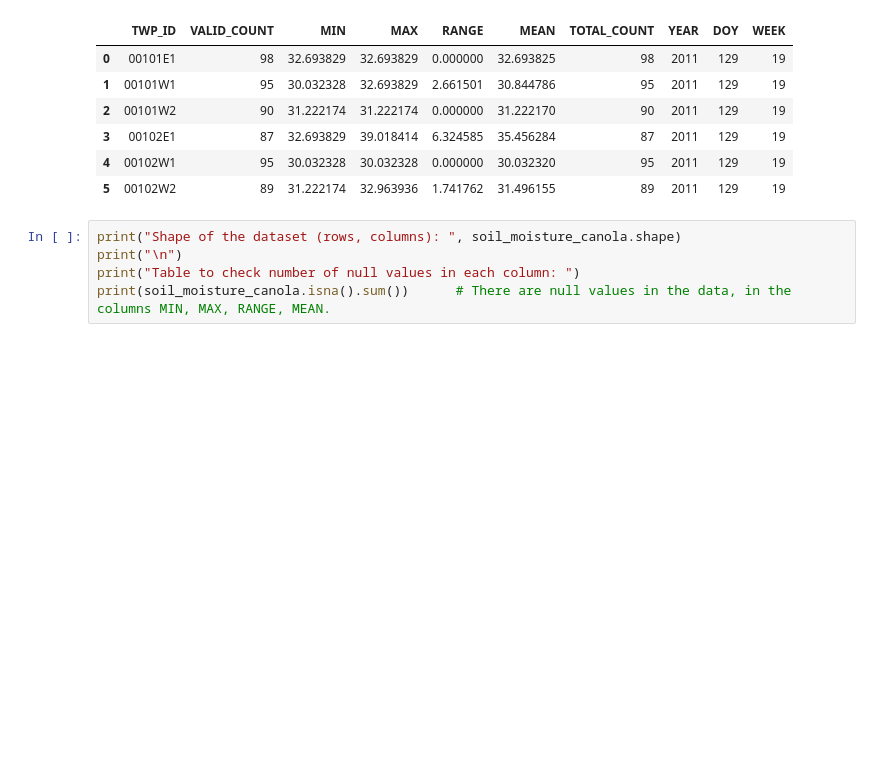
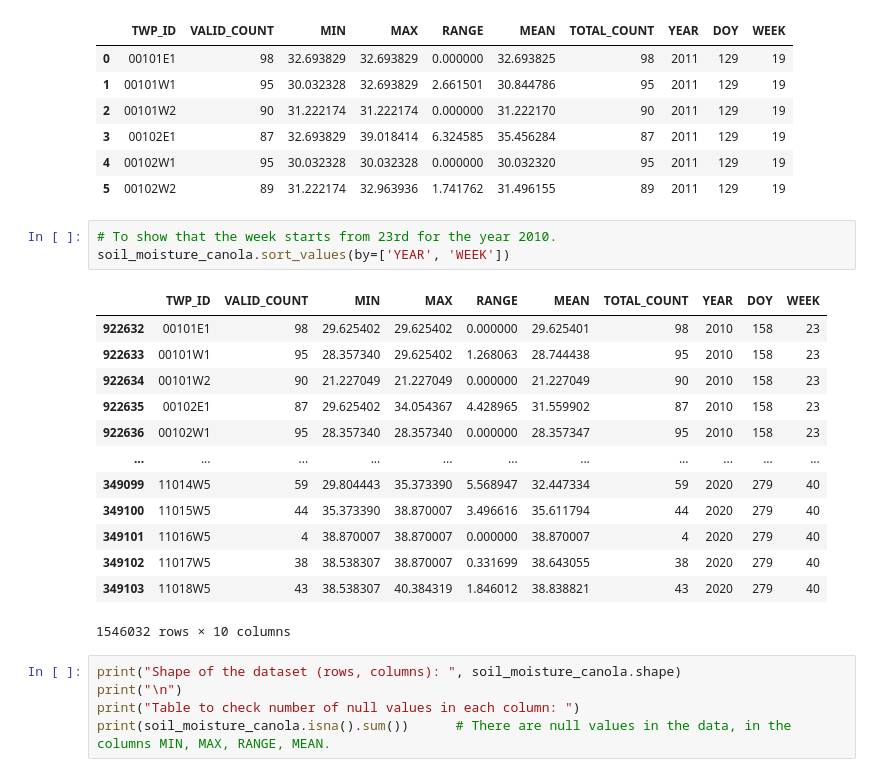
Before and after one commit to navdeep94/AAFC_UBC_Capstone_Crop_Prediction, a Jupyter notebook: data/EDA_mehul.ipynb, the cells around one changed output. Cells and saved outputs as stored; diff of their text form; blank space fills up the shorter version.

```diff
--- a/data/EDA_mehul.ipynb
+++ b/data/EDA_mehul.ipynb
@@ -182,6 +182,23 @@ soil_moisture_canola.head(6)
 | 3 | 00102E1 | 87 | 32.693829 | 39.018414 | 6.324585 | 35.456284 | 87 | 2011 | 129 | 19 |
 | 4 | 00102W1 | 95 | 30.032328 | 30.032328 | 0.000000 | 30.032320 | 95 | 2011 | 129 | 19 |
 | 5 | 00102W2 | 89 | 31.222174 | 32.963936 | 1.741762 | 31.496155 | 89 | 2011 | 129 | 19 |
+# %%
+# To show that the week starts from 23rd for the year 2010.
+soil_moisture_canola.sort_values(by=['YEAR', 'WEEK'])
+# %% [output]
+|  | TWP_ID | VALID_COUNT | MIN | MAX | RANGE | MEAN | TOTAL_COUNT | YEAR | DOY | WEEK |
+| 922632 | 00101E1 | 98 | 29.625402 | 29.625402 | 0.000000 | 29.625401 | 98 | 2010 | 158 | 23 |
+| 922633 | 00101W1 | 95 | 28.357340 | 29.625402 | 1.268063 | 28.744438 | 95 | 2010 | 158 | 23 |
+| 922634 | 00101W2 | 90 | 21.227049 | 21.227049 | 0.000000 | 21.227049 | 90 | 2010 | 158 | 23 |
+| 922635 | 00102E1 | 87 | 29.625402 | 34.054367 | 4.428965 | 31.559902 | 87 | 2010 | 158 | 23 |
+| 922636 | 00102W1 | 95 | 28.357340 | 28.357340 | 0.000000 | 28.357347 | 95 | 2010 | 158 | 23 |
+| ... | ... | ... | ... | ... | ... | ... | ... | ... | ... | ... |
+| 349099 | 11014W5 | 59 | 29.804443 | 35.373390 | 5.568947 | 32.447334 | 59 | 2020 | 279 | 40 |
+| 349100 | 11015W5 | 44 | 35.373390 | 38.870007 | 3.496616 | 35.611794 | 44 | 2020 | 279 | 40 |
+| 349101 | 11016W5 | 4 | 38.870007 | 38.870007 | 0.000000 | 38.870007 | 4 | 2020 | 279 | 40 |
+| 349102 | 11017W5 | 38 | 38.538307 | 38.870007 | 0.331699 | 38.643055 | 38 | 2020 | 279 | 40 |
+| 349103 | 11018W5 | 43 | 38.538307 | 40.384319 | 1.846012 | 38.838821 | 43 | 2020 | 279 | 40 |
+1546032 rows × 10 columns
 # %%
 print("Shape of the dataset (rows, columns): ", soil_moisture_canola.shape)
 print("\n")
```
Also changed, not shown: parts of 5 cells of this notebook, 1 other file.
